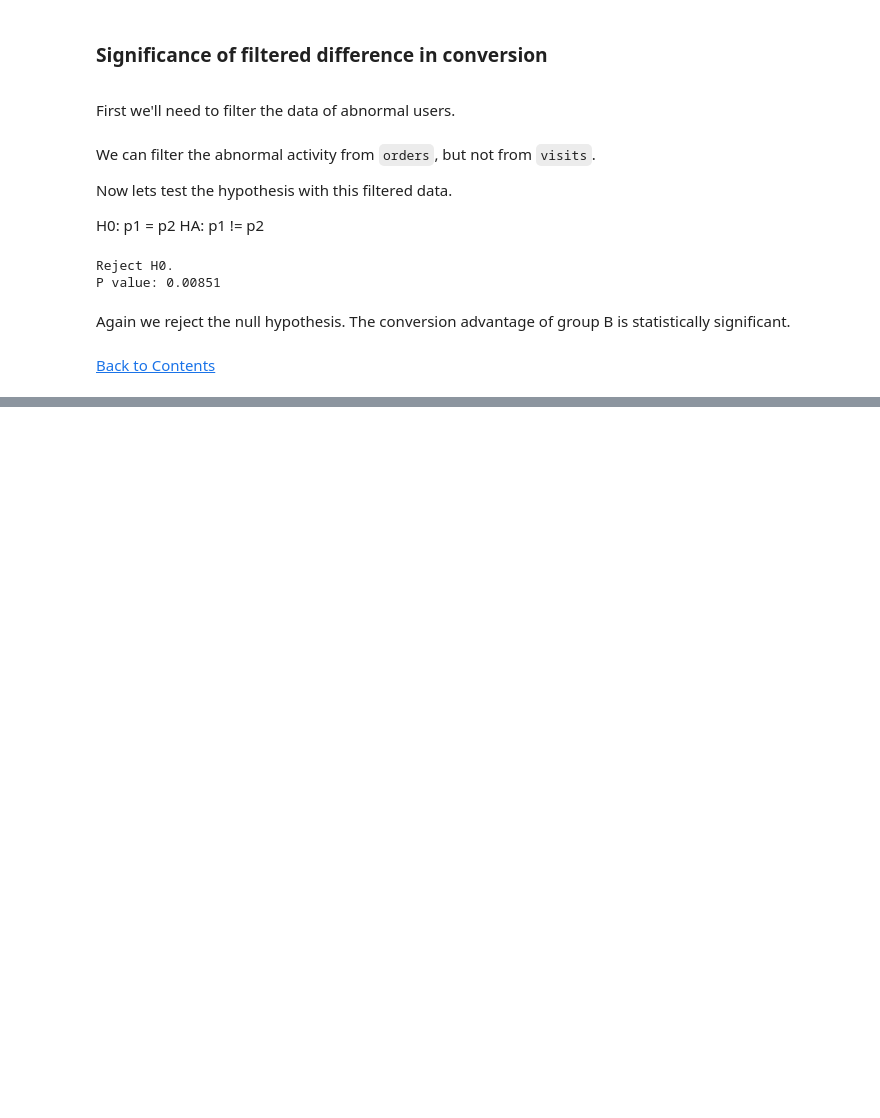
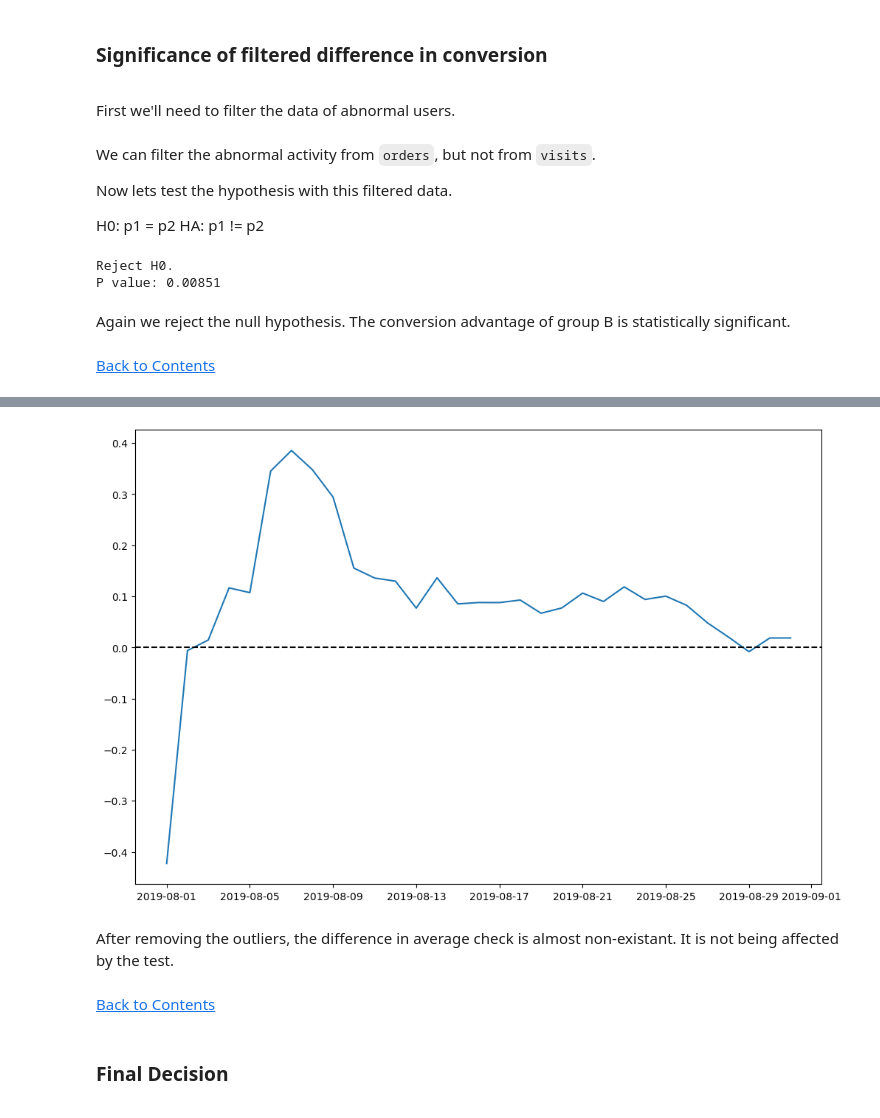
Before and after one commit to Silverscale/Tripleten-A-B-testing, a Jupyter notebook: A_B_testing.ipynb, the cells around one changed output, grey strips where cells are left out. Saved outputs shown, nothing was run; the diff lists cells and outputs as text; code cells hidden in the pictures; blank space fills up the shorter version.

```diff
--- a/A_B_testing.ipynb
+++ b/A_B_testing.ipynb
@@ -733,0 +811,26 @@ Again we reject the null hypothesis. The conversion advantage of group B is stat
+# %%
+filtered_cum_revenue =(
+    filtered_cum_revenueA.merge(
+        filtered_cum_revenueB,
+        on=['date'],
+        suffixes=['A', 'B']
+    )
+)
+# %%
+plt.figure(figsize=(12,8))
+
+plt.plot(
+    filtered_cum_revenue['date'],
+    (filtered_cum_revenue['avg_order_sizeB'] / filtered_cum_revenue['avg_order_sizeA']) - 1
+)
+
+plt.axhline(y=0, color='black', linestyle='--');
+# %% [output]
+[figure, added]
+# %% [markdown]
+After removing the outliers, the difference in average check is almost non-existant. It is not being affected by the test.
+# %% [markdown]
+[Back to Contents](#back)
+# %% [markdown]
+### Final Decision
+<a name="final_decision"></a>
```
Also changed, not shown: parts of 16 cells of this notebook.
